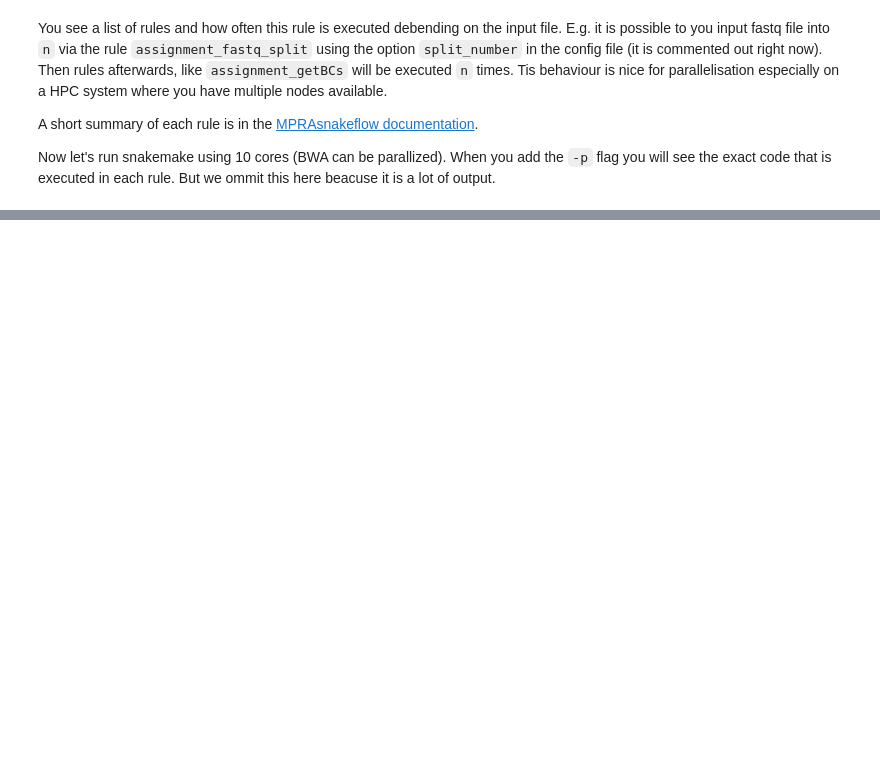
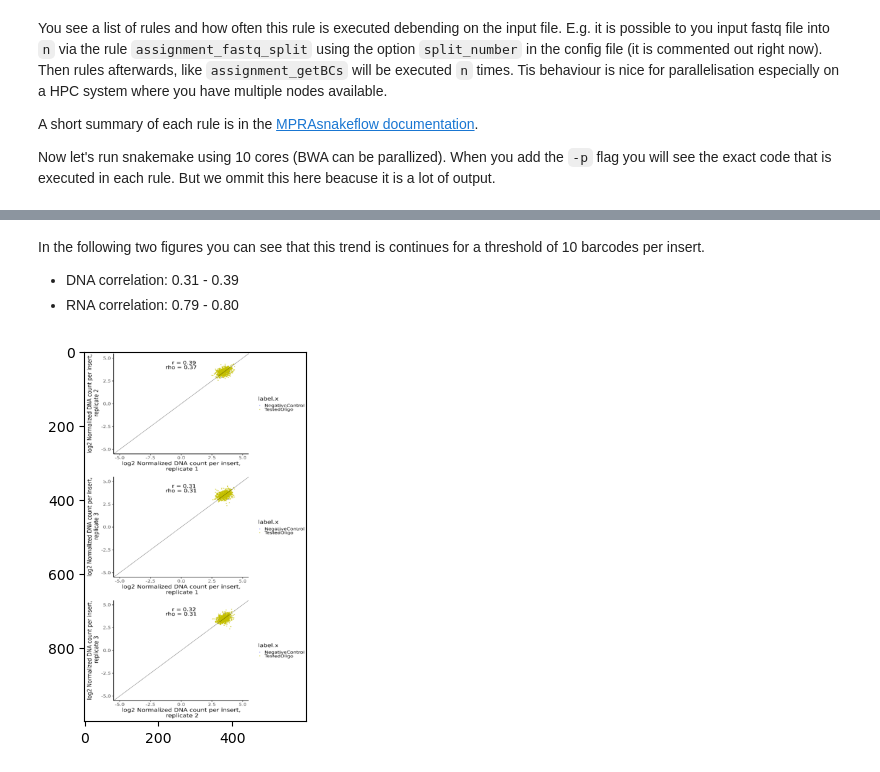
Before and after one commit to Vlasovets/OA-MPRA-data-analysis, a Jupyter notebook: tutorial_experiment.ipynb, the cells around one changed output, grey strips where cells are left out. Saved outputs shown, nothing was run; the diff lists cells and outputs as text; code cells hidden in the pictures; blank space fills up the shorter version.

```diff
--- a/tutorial_experiment.ipynb
+++ b/tutorial_experiment.ipynb
@@ -361,0 +461,13 @@ Conclusion: 97.4% sequences of our initial design can be used in the experimenta
+# %% [markdown]
+In the following two figures you can see that this trend is continues for a threshold of 10 barcodes per insert.
+- DNA correlation: 0.31 - 0.39
+- RNA correlation: 0.79 - 0.80
+# %%
+dna_pairwise_no_thresh = cv2.imread(f'{results_dir}/experimentMPRAworkshop/statistic/assigned_counts/MPRAworkshop/default/HepG2_DNA_pairwise_minThreshold.png')
+
+dna_pairwise_no_thresh_resize = cv2.resize(dna_pairwise_no_thresh, (600, 1000))
+
+plt.imshow(dna_pairwise_no_thresh_resize)
+plt.show()
+# %% [output]
+[figure, added]
```
Also changed, not shown: parts of 41 cells of this notebook, 3 other files.
